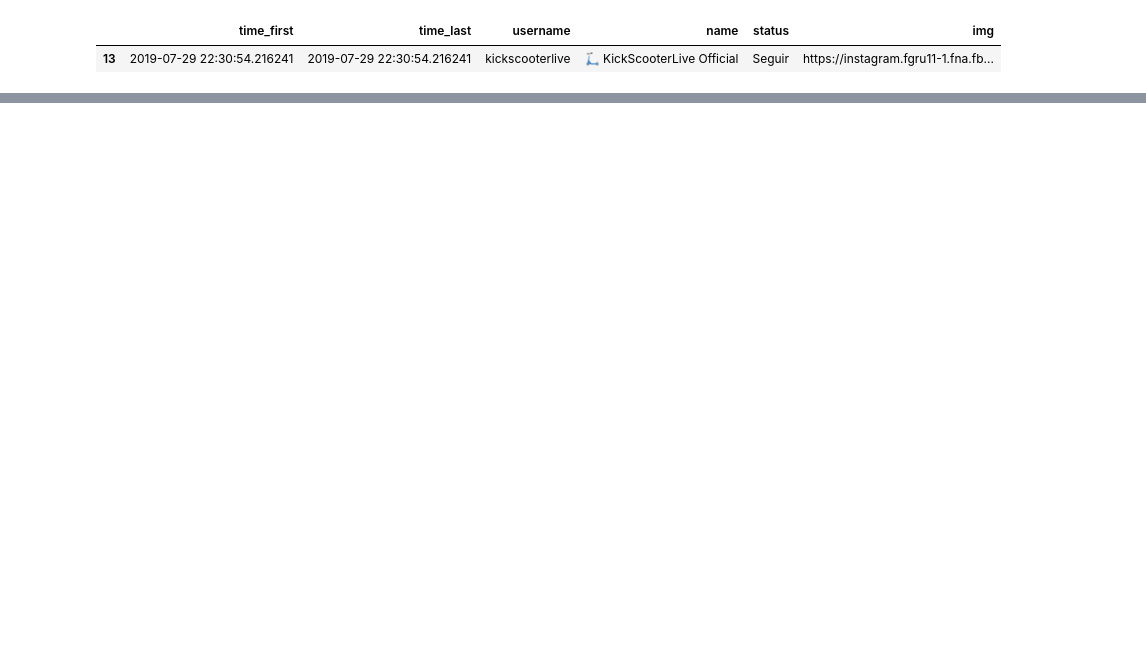
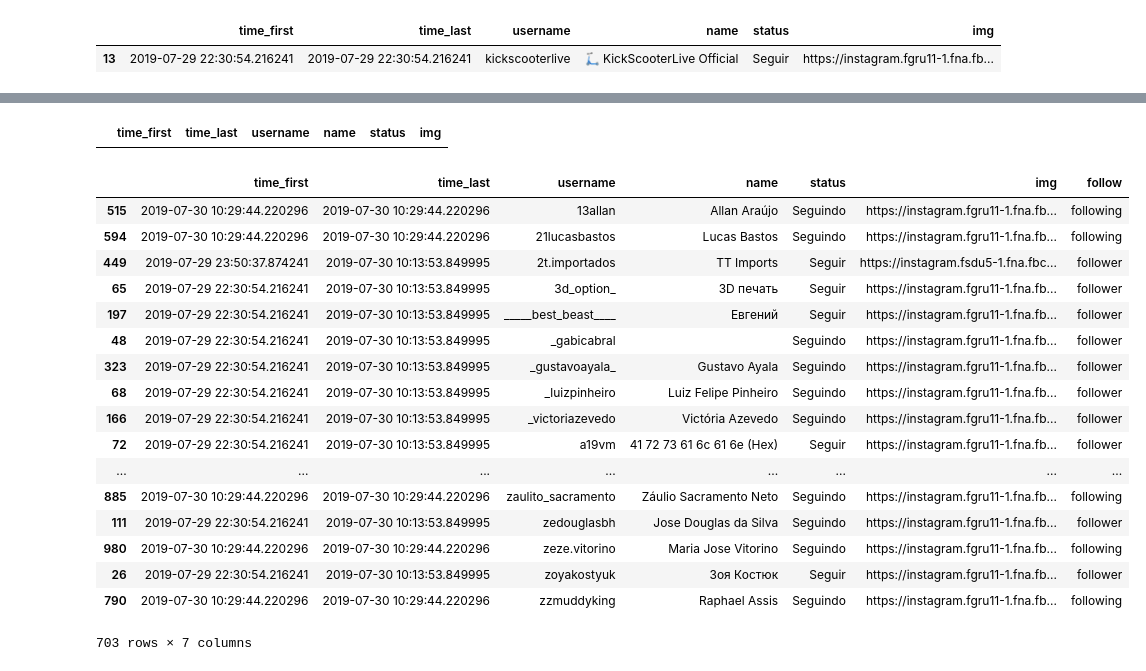
Before and after one commit to lfkopp/socialmediabot, a Jupyter notebook: instagram.ipynb, the cells around one changed output, grey strips where cells are left out. Drawn from its saved outputs; the diff is of its cells as text; code cells hidden in the pictures; blank space fills up the shorter version.

```diff
--- a/instagram.ipynb
+++ b/instagram.ipynb
@@ -25,0 +18,3 @@ df.head(10)
+# %%
+following = pd.read_pickle('following.pickle')
+following.head(10)
@@ -72,0 +104,31 @@ df[df['time_last'] < max(df['time_last'])].sort_values('time_last')[:10]
+# %%
+following[following['time_last'] < max(following['time_last'])].sort_values('time_last')[:10]
+# %% [output]
+|  | time_first | time_last | username | name | status | img |
+# %%
+follower['follow'] = 'follower'
+following['follow'] = 'following'
+people = follower.append(following, ignore_index=True)
+people.drop_duplicates('username',inplace=True)
+# %%
+
+people.sort_values('username')
+# %% [output]
+|  | time_first | time_last | username | name | status | img | follow |
+| 515 | 2019-07-30 10:29:44.220296 | 2019-07-30 10:29:44.220296 | 13allan | Allan Araújo | Seguindo | https://instagram.fgru11-1.fna.fb... | following |
+| 594 | 2019-07-30 10:29:44.220296 | 2019-07-30 10:29:44.220296 | 21lucasbastos | Lucas Bastos | Seguindo | https://instagram.fgru11-1.fna.fb... | following |
+| 449 | 2019-07-29 23:50:37.874241 | 2019-07-30 10:13:53.849995 | 2t.importados | TT Imports | Seguir | https://instagram.fsdu5-1.fna.fbc... | follower |
+| 65 | 2019-07-29 22:30:54.216241 | 2019-07-30 10:13:53.849995 | 3d_option_ | 3D печать | Seguir | https://instagram.fgru11-1.fna.fb... | follower |
+| 197 | 2019-07-29 22:30:54.216241 | 2019-07-30 10:13:53.849995 | _____best_beast____ | Евгений | Seguir | https://instagram.fgru11-1.fna.fb... | follower |
+| 48 | 2019-07-29 22:30:54.216241 | 2019-07-30 10:13:53.849995 | _gabicabral |  | Seguindo | https://instagram.fgru11-1.fna.fb... | follower |
+| 323 | 2019-07-29 22:30:54.216241 | 2019-07-30 10:13:53.849995 | _gustavoayala_ | Gustavo Ayala | Seguindo | https://instagram.fgru11-1.fna.fb... | follower |
+| 68 | 2019-07-29 22:30:54.216241 | 2019-07-30 10:13:53.849995 | _luizpinheiro | Luiz Felipe Pinheiro | Seguindo | https://instagram.fgru11-1.fna.fb... | follower |
+| 166 | 2019-07-29 22:30:54.216241 | 2019-07-30 10:13:53.849995 | _victoriazevedo | Victória Azevedo | Seguindo | https://instagram.fgru11-1.fna.fb... | follower |
+| 72 | 2019-07-29 22:30:54.216241 | 2019-07-30 10:13:53.849995 | a19vm | 41 72 73 61 6c 61 6e (Hex) | Seguir | https://instagram.fgru11-1.fna.fb... | follower |
+| ... | ... | ... | ... | ... | ... | ... | ... |
+| 885 | 2019-07-30 10:29:44.220296 | 2019-07-30 10:29:44.220296 | zaulito_sacramento | Záulio Sacramento Neto | Seguindo | https://instagram.fgru11-1.fna.fb... | following |
+| 111 | 2019-07-29 22:30:54.216241 | 2019-07-30 10:13:53.849995 | zedouglasbh | Jose Douglas da Silva | Seguindo | https://instagram.fgru11-1.fna.fb... | follower |
+| 980 | 2019-07-30 10:29:44.220296 | 2019-07-30 10:29:44.220296 | zeze.vitorino | Maria Jose Vitorino | Seguindo | https://instagram.fgru11-1.fna.fb... | following |
+| 26 | 2019-07-29 22:30:54.216241 | 2019-07-30 10:13:53.849995 | zoyakostyuk | Зоя Костюк | Seguir | https://instagram.fgru11-1.fna.fb... | follower |
+| 790 | 2019-07-30 10:29:44.220296 | 2019-07-30 10:29:44.220296 | zzmuddyking | Raphael Assis | Seguindo | https://instagram.fgru11-1.fna.fb... | following |
+703 rows × 7 columns
```
Also changed, not shown: parts of 11 cells of this notebook, 5 other files.
